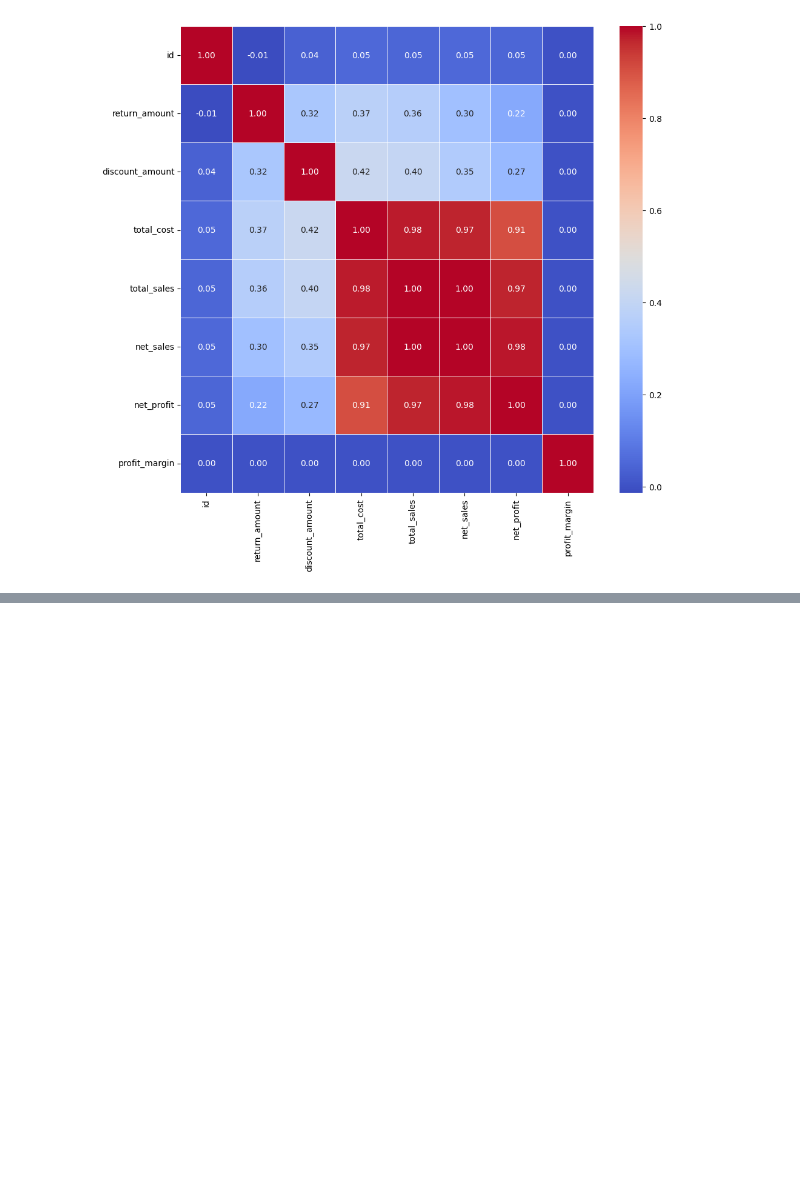
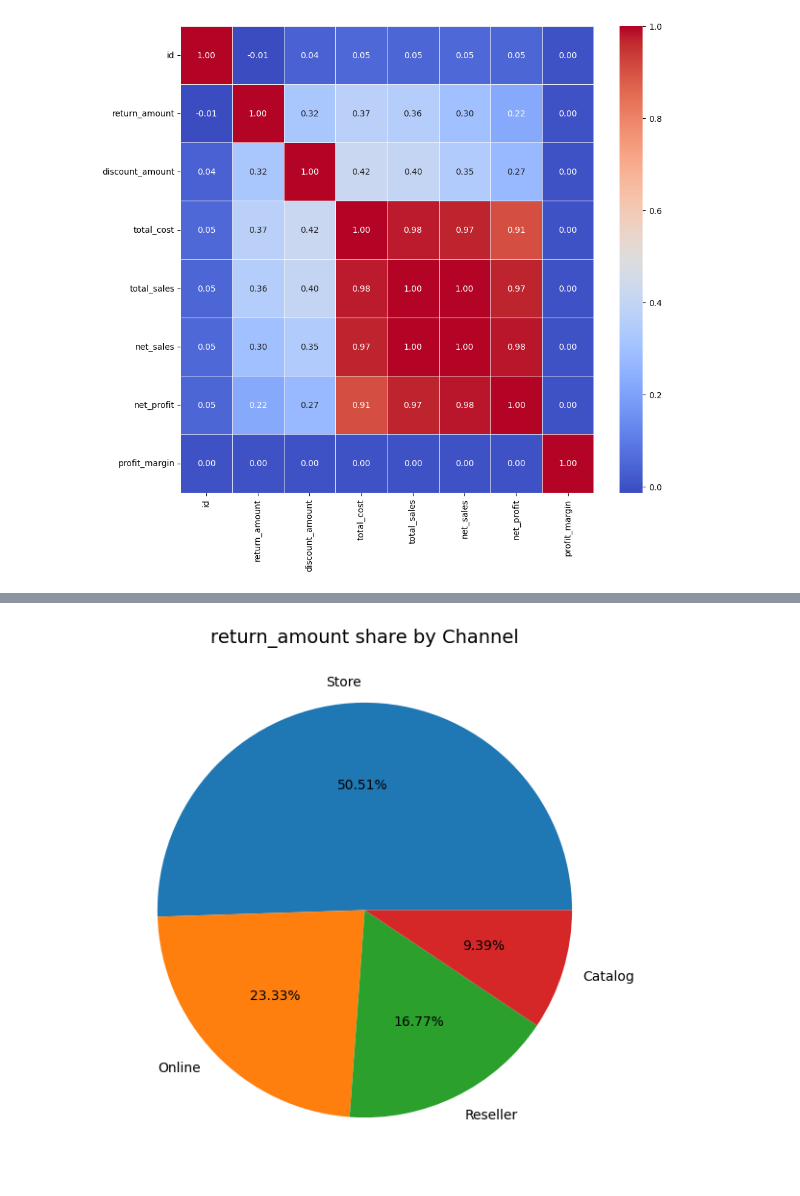
Before and after one commit to hemant4dsci/retail_e-commerce_sales_analytics, a Jupyter notebook: notebooks/02_exploratory_data_analysis.ipynb, the cells around one changed output, grey strips where cells are left out. Drawn from its saved outputs; the diff is of its cells as text; code cells hidden in the pictures; blank space fills up the shorter version.

```diff
--- a/notebooks/02_exploratory_data_analysis.ipynb
+++ b/notebooks/02_exploratory_data_analysis.ipynb
@@ -185,0 +241,12 @@ plt.show()
+# %%
+# Group by channel, aggregating net profit by sum
+
+group_channel = (
+    df.groupby(by="channel", as_index=False)
+    .agg(
+        net_profit=pd.NamedAgg(column="net_profit", aggfunc="sum"),
+    )
+    .sort_values(by="net_profit", ascending=False)
+)
+
+group_channel.head()
@@ -185,0 +259,10 @@ plt.show()
+# %%
+# Visualizaion of profit proportion for each channel
+
+plt.figure(figsize=(10, 7))
+
+plt.pie(data=group_channel, x="net_profit", labels="channel", autopct="%1.2f%%")
+plt.title(f"{col} share by Channel", fontsize=14)
+plt.show()
+# %% [output]
+[figure, added]
```
Also changed, not shown: parts of 51 cells of this notebook.
